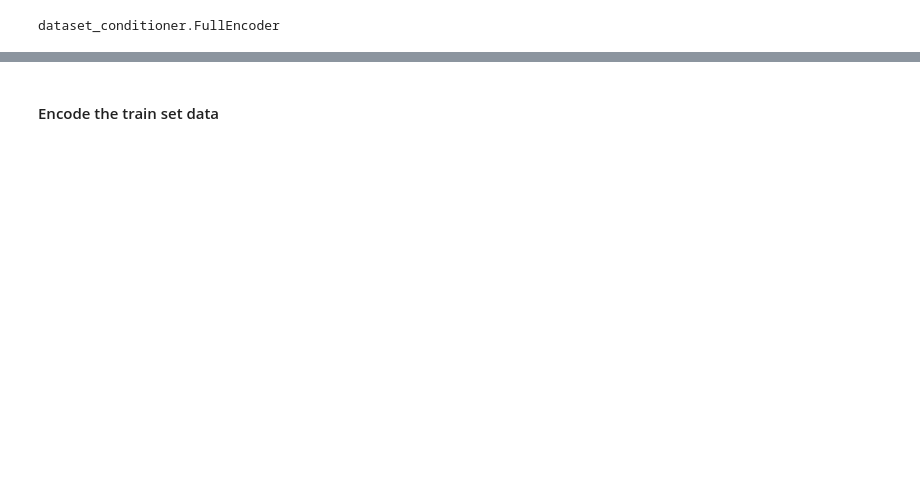
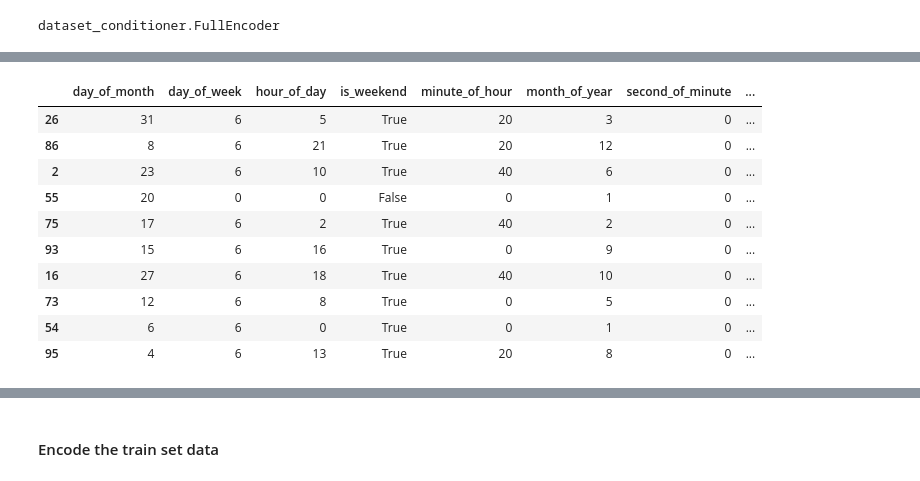
Before and after one commit to ClearScore/diver, a Jupyter notebook: development_area/house-price-demo--diver-0-2-0.ipynb, the cells around one changed output, grey strips where cells are left out. Drawn from its saved outputs; the diff is of its cells as text; code cells hidden in the pictures; blank space fills up the shorter version.

```diff
--- a/development_area/house-price-demo--diver-0-2-0.ipynb
+++ b/development_area/house-price-demo--diver-0-2-0.ipynb
@@ -397,0 +452,4 @@ dataset_conditioner.FullEncoder
+# %%
+dict_test_data = test_data_1()
+# %%
+X_train = dict_test_data['X_train']
@@ -397,0 +592,31 @@ dataset_conditioner.FullEncoder
+# %%
+timestamps = X_train.timestamp
+# %%
+# Split timestamps in timestamps series into a pandas DataFrame of component timestamp parts
+timestamps_transformed = timestamps.apply(
+    lambda x: {
+        'day_of_week': x.weekday(),
+        'day_of_month': x.day,
+        'month_of_year': x.month,
+        'year': x.year,
+        'hour_of_day': x.hour,
+        'minute_of_hour': x.minute,
+        'second_of_minute': x.second,
+        'is_weekend': _weekend_flagger(x)}
+)
+
+timestamps_transformed = pd.DataFrame(list(timestamps_transformed), index=timestamps.index)
+# %%
+timestamps_transformed
+# %% [output]
+|  | day_of_month | day_of_week | hour_of_day | is_weekend | minute_of_hour | month_of_year | second_of_minute | ... |
+| 26 | 31 | 6 | 5 | True | 20 | 3 | 0 | ... |
+| 86 | 8 | 6 | 21 | True | 20 | 12 | 0 | ... |
+| 2 | 23 | 6 | 10 | True | 40 | 6 | 0 | ... |
+| 55 | 20 | 0 | 0 | False | 0 | 1 | 0 | ... |
+| 75 | 17 | 6 | 2 | True | 40 | 2 | 0 | ... |
+| 93 | 15 | 6 | 16 | True | 0 | 9 | 0 | ... |
+| 16 | 27 | 6 | 18 | True | 40 | 10 | 0 | ... |
+| 73 | 12 | 6 | 8 | True | 0 | 5 | 0 | ... |
+| 54 | 6 | 6 | 0 | True | 0 | 1 | 0 | ... |
+| 95 | 4 | 6 | 13 | True | 20 | 8 | 0 | ... |
```
Also changed, not shown: parts of 83 cells of this notebook, 7 other files.
